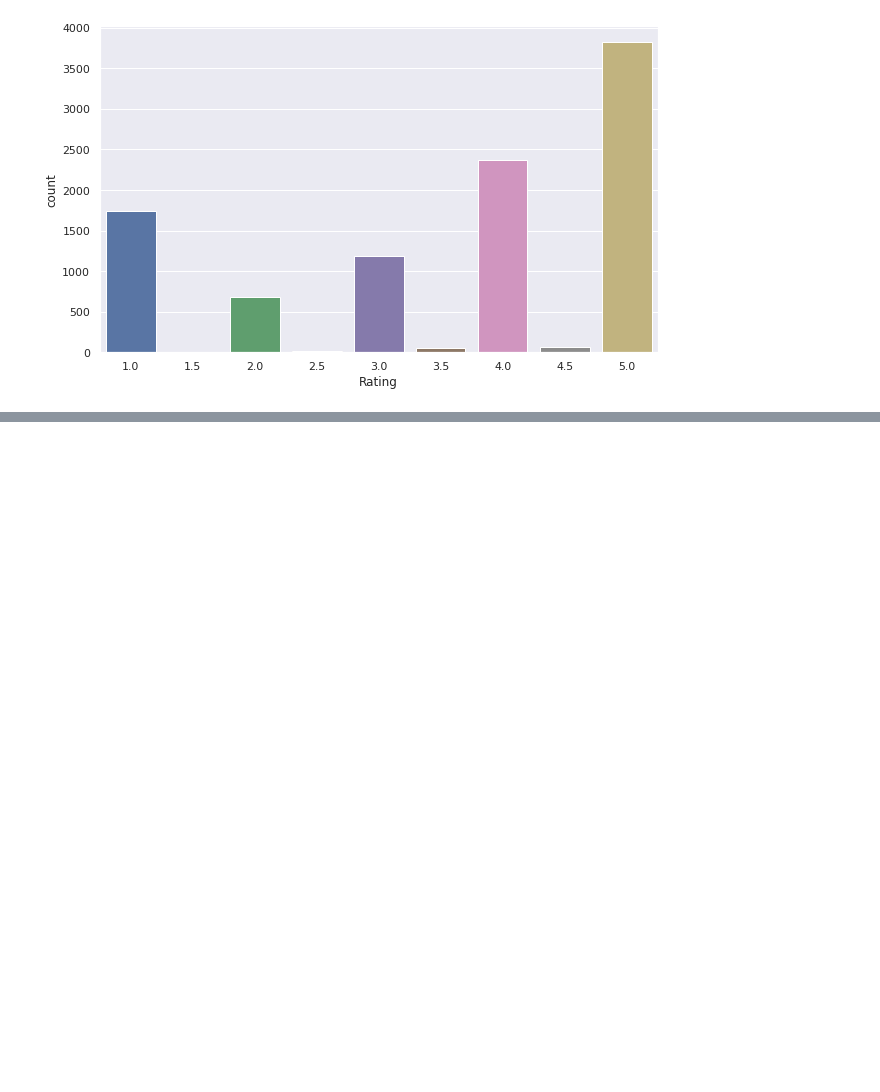
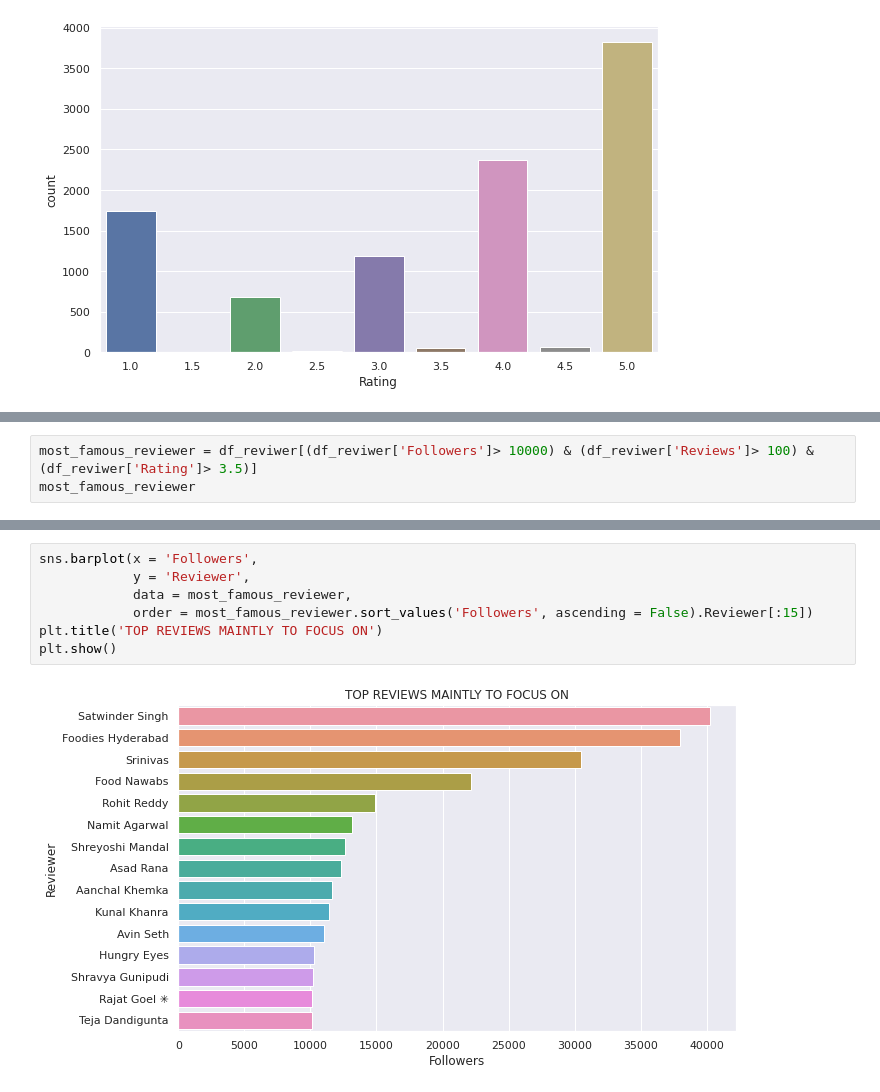
Before and after one commit to itsmimahi/ZOMATO-RESTAURANT-CLUSTERING-AND-SENTIMENT-ANALYSIS, a Jupyter notebook: Copy_of_ZOMATO_RESTAURANT_CLUSTERING_AND_SENTIMENT_ANALYSIS.ipynb, the cells around one changed output, grey strips where cells are left out. Cells and saved outputs as stored; diff of their text form; blank space fills up the shorter version.

```diff
--- a/Copy_of_ZOMATO_RESTAURANT_CLUSTERING_AND_SENTIMENT_ANALYSIS.ipynb
+++ b/Copy_of_ZOMATO_RESTAURANT_CLUSTERING_AND_SENTIMENT_ANALYSIS.ipynb
@@ -626,0 +660,3 @@ Name: Rating, dtype: float64
+# %%
+most_famous_reviewer = df_reviwer[(df_reviwer['Followers']> 10000) & (df_reviwer['Reviews']> 100) & (df_reviwer['Rating']> 3.5)]
+most_famous_reviewer
@@ -626,0 +717,9 @@ Name: Rating, dtype: float64
+# %%
+sns.barplot(x = 'Followers',
+            y = 'Reviewer',
+            data = most_famous_reviewer,
+            order = most_famous_reviewer.sort_values('Followers', ascending = False).Reviewer[:15])
+plt.title('TOP REVIEWS MAINTLY TO FOCUS ON')
+plt.show()
+# %% [output]
+[figure, added]
```
Also changed, not shown: parts of 50 cells of this notebook.
